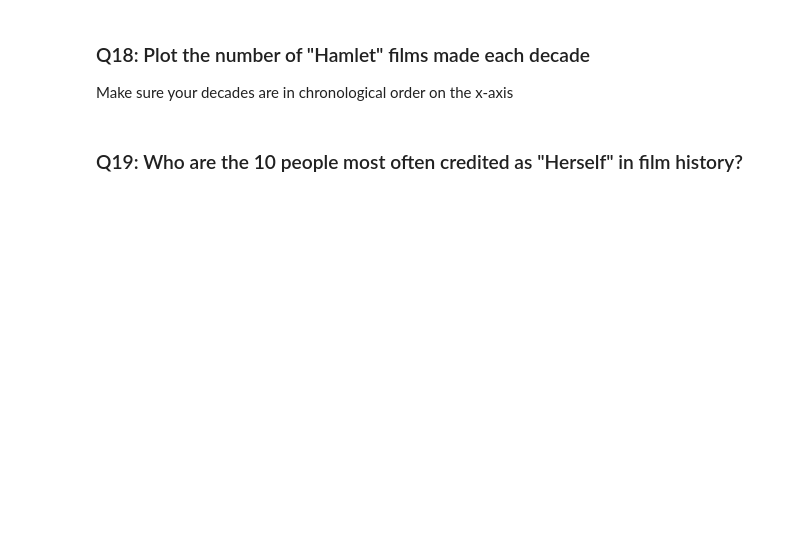
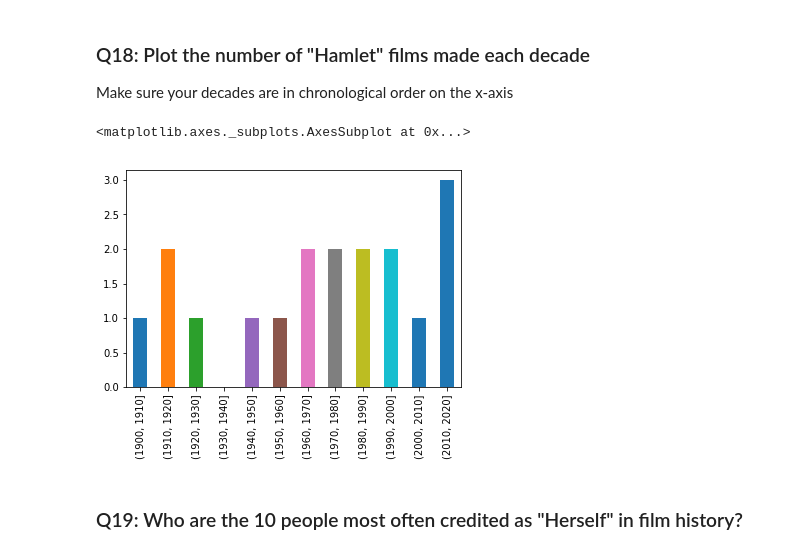
Before and after one commit to umsi-data-science/si618wn2019, a Jupyter notebook: 618_02_Pandas_Intro.ipynb, the cells around one changed output. Cells and saved outputs as stored; diff of their text form; code cells hidden in the pictures; blank space fills up the shorter version.

```diff
--- a/618_02_Pandas_Intro.ipynb
+++ b/618_02_Pandas_Intro.ipynb
@@ -471,2 +951,11 @@ Make sure your decades are in chronological order on the x-axis
+# %%
+bins = list(range(1900,2030,10))
+
+df_q18 = titles[(titles['title'] == 'Hamlet')]
+
+pd.cut(df_q18['year'], bins).value_counts().sort_index().plot.bar()
+# %% [output]
+<matplotlib.axes._subplots.AxesSubplot at 0x...>
+[figure, added]
 # %% [markdown]
 ### Q19: Who are the 10 people most often credited as "Herself" in film history?
```
Also changed, not shown: parts of 84 cells of this notebook, 1 other file.
